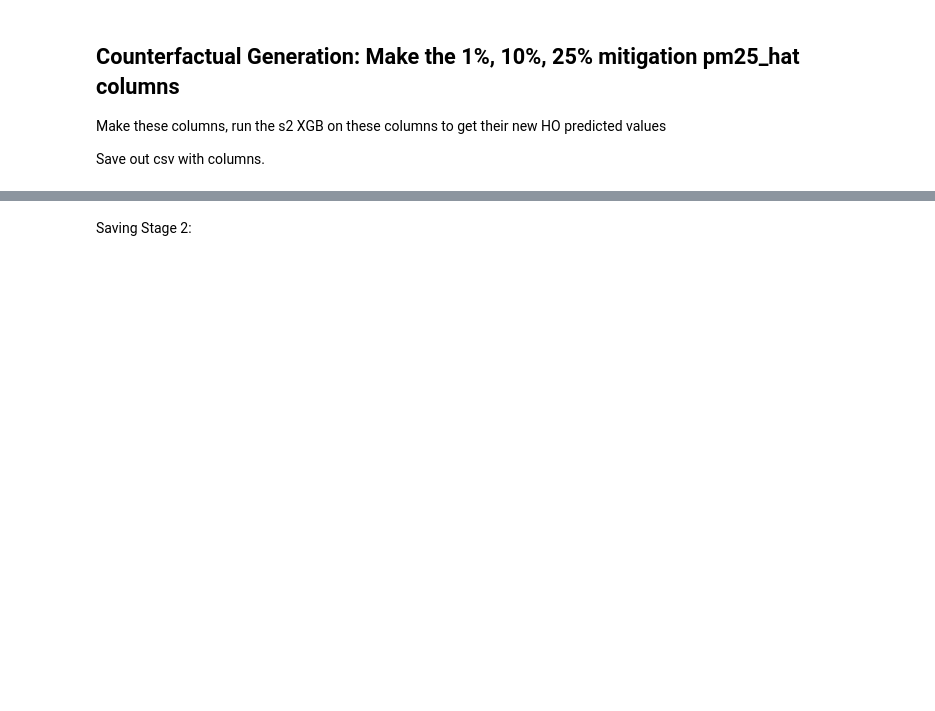
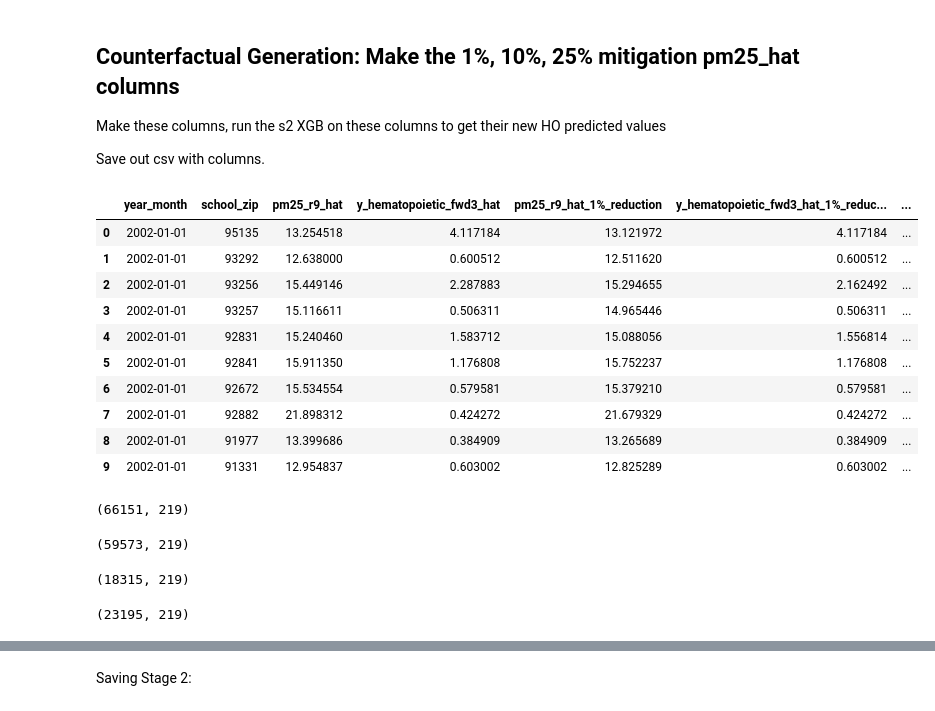
Before and after one commit to mattslyons/JLPS_capstone_project, a Jupyter notebook: modeling/2nd_stage_cv_func_sklearn 11-25.ipynb, the cells around one changed output, grey strips where cells are left out. Saved outputs shown, nothing was run; the diff lists cells and outputs as text; code cells hidden in the pictures; blank space fills up the shorter version.

```diff
--- a/modeling/2nd_stage_cv_func_sklearn 11-25.ipynb
+++ b/modeling/2nd_stage_cv_func_sklearn 11-25.ipynb
@@ -925,10 +1006,15 @@ Make these columns, run the s2 XGB on these columns to get their new HO predicte
 
 Save out csv with columns.
 # %%
+
+
 # Make Column of 0.99*df_model_s2[predictor_name_s2]
 reduced_pm25_col_name = predictor_name_s2 + "_1%_reduction"
 df_model_s2[reduced_pm25_col_name] = 0.99 * df_model_s2[predictor_name_s2]
 X_temp = df_model_s2[[reduced_pm25_col_name] + fixed_effects_cols]
+
+ # XGBRegressor needs columns to be named the same as during predict, so rename our prediction column for Stage 2
+X_temp.rename(columns={reduced_pm25_col_name: predictor_name_s2}, inplace=True)
 
 # Predict Health Outcome for this column, add as column to df_model_s2
 df_model_s2[y_var_s2 + "_hat" + "_1%_reduction"] = xgbr_s2_best.predict(X_temp)
@@ -938,6 +1024,8 @@ df_model_s2[y_var_s2 + "_hat" + "_1%_reduction"] = xgbr_s2_best.predict(X_temp)
 reduced_pm25_col_name = predictor_name_s2 + "_10%_reduction"
 df_model_s2[reduced_pm25_col_name] = 0.90 * df_model_s2[predictor_name_s2]
 X_temp = df_model_s2[[reduced_pm25_col_name] + fixed_effects_cols]
+X_temp.rename(columns={reduced_pm25_col_name: predictor_name_s2}, inplace=True)
+
 
 # Predict Health Outcome for this column, add as column to df_model_s2
 df_model_s2[y_var_s2 + "_hat" + "_10%_reduction"] = xgbr_s2_best.predict(X_temp)
@@ -947,14 +1035,17 @@ df_model_s2[y_var_s2 + "_hat" + "_10%_reduction"] = xgbr_s2_best.predict(X_temp)
 reduced_pm25_col_name = predictor_name_s2 + "_25%_reduction"
 df_model_s2[reduced_pm25_col_name] = 0.75 * df_model_s2[predictor_name_s2]
 X_temp = df_model_s2[[reduced_pm25_col_name] + fixed_effects_cols]
+X_temp.rename(columns={reduced_pm25_col_name: predictor_name_s2}, inplace=True)
+
 
 # Predict Health Outcome for this column, add as column to df_model_s2
 df_model_s2[y_var_s2 + "_hat" + "_25%_reduction"] = xgbr_s2_best.predict(X_temp)
 # %%
 # Make Column of 1.01*df_model_s2[predictor_name_s2]
 reduced_pm25_col_name = predictor_name_s2 + "_1%_increase"
-df_model_s2[reduced_pm25_col_name] = 0.99 * df_model_s2[predictor_name_s2]
+df_model_s2[reduced_pm25_col_name] = 1.01 * df_model_s2[predictor_name_s2]
 X_temp = df_model_s2[[reduced_pm25_col_name] + fixed_effects_cols]
+X_temp.rename(columns={reduced_pm25_col_name: predictor_name_s2}, inplace=True)
 
 # Predict Health Outcome for this column, add as column to df_model_s2
 df_model_s2[y_var_s2 + "_hat" + "_1%_increase"] = xgbr_s2_best.predict(X_temp)
@@ -962,8 +1053,10 @@ df_model_s2[y_var_s2 + "_hat" + "_1%_increase"] = xgbr_s2_best.predict(X_temp)
 
 # Make Column of 1.10*df_model_s2[predictor_name_s2]
 reduced_pm25_col_name = predictor_name_s2 + "_10%_increase"
-df_model_s2[reduced_pm25_col_name] = 0.90 * df_model_s2[predictor_name_s2]
+df_model_s2[reduced_pm25_col_name] = 1.1 * df_model_s2[predictor_name_s2]
 X_temp = df_model_s2[[reduced_pm25_col_name] + fixed_effects_cols]
+X_temp.rename(columns={reduced_pm25_col_name: predictor_name_s2}, inplace=True)
+
 
 # Predict Health Outcome for this column, add as column to df_model_s2
 df_model_s2[y_var_s2 + "_hat" + "_10%_increase"] = xgbr_s2_best.predict(X_temp)
@@ -971,8 +1064,40 @@ df_model_s2[y_var_s2 + "_hat" + "_10%_increase"] = xgbr_s2_best.predict(X_temp)
 
 # Make Column of 1.25*df_model_s2[predictor_name_s2]
 reduced_pm25_col_name = predictor_name_s2 + "_25%_increase"
-df_model_s2[reduced_pm25_col_name] = 0.75 * df_model_s2[predictor_name_s2]
+df_model_s2[reduced_pm25_col_name] = 1.25 * df_model_s2[predictor_name_s2]
 X_temp = df_model_s2[[reduced_pm25_col_name] + fixed_effects_cols]
+X_temp.rename(columns={reduced_pm25_col_name: predictor_name_s2}, inplace=True)
 
 # Predict Health Outcome for this column, add as column to df_model_s2
 df_model_s2[y_var_s2 + "_hat" + "_25%_increase"] = xgbr_s2_best.predict(X_temp)
+# %%
+counter_fact_columns = ['year_month', 'school_zip'] + [i for i in df_model_s2.columns if ('_hat' in i)]
+df_model_s2[counter_fact_columns].head(10)
+# %% [output]
+|  | year_month | school_zip | pm25_r9_hat | y_hematopoietic_fwd3_hat | pm25_r9_hat_1%_reduction | y_hematopoietic_fwd3_hat_1%_reduc... | ... |
+| 0 | 2002-01-01 | 95135 | 13.254518 | 4.117184 | 13.121972 | 4.117184 | ... |
+| 1 | 2002-01-01 | 93292 | 12.638000 | 0.600512 | 12.511620 | 0.600512 | ... |
+| 2 | 2002-01-01 | 93256 | 15.449146 | 2.287883 | 15.294655 | 2.162492 | ... |
+| 3 | 2002-01-01 | 93257 | 15.116611 | 0.506311 | 14.965446 | 0.506311 | ... |
+| 4 | 2002-01-01 | 92831 | 15.240460 | 1.583712 | 15.088056 | 1.556814 | ... |
+| 5 | 2002-01-01 | 92841 | 15.911350 | 1.176808 | 15.752237 | 1.176808 | ... |
+| 6 | 2002-01-01 | 92672 | 15.534554 | 0.579581 | 15.379210 | 0.579581 | ... |
+| 7 | 2002-01-01 | 92882 | 21.898312 | 0.424272 | 21.679329 | 0.424272 | ... |
+| 8 | 2002-01-01 | 91977 | 13.399686 | 0.384909 | 13.265689 | 0.384909 | ... |
+| 9 | 2002-01-01 | 91331 | 12.954837 | 0.603002 | 12.825289 | 0.603002 | ... |
+# %%
+df_model_s2.shape
+# %% [output]
+(66151, 219)
+# %%
+df_model_s2[df_model_s2[y_var_s2 + '_hat'] >= df_model_s2[y_var_s2 + '_hat_1%_reduction']].shape
+# %% [output]
+(59573, 219)
+# %%
+df_model_s2[df_model_s2[y_var_s2 + '_hat'] > df_model_s2[y_var_s2 + '_hat_10%_reduction']].shape
+# %% [output]
+(18315, 219)
+# %%
+df_model_s2[df_model_s2[y_var_s2 + '_hat'] > df_model_s2[y_var_s2 + '_hat_25%_reduction']].shape
+# %% [output]
+(23195, 219)
```
Also changed, not shown: parts of 13 cells of this notebook.
